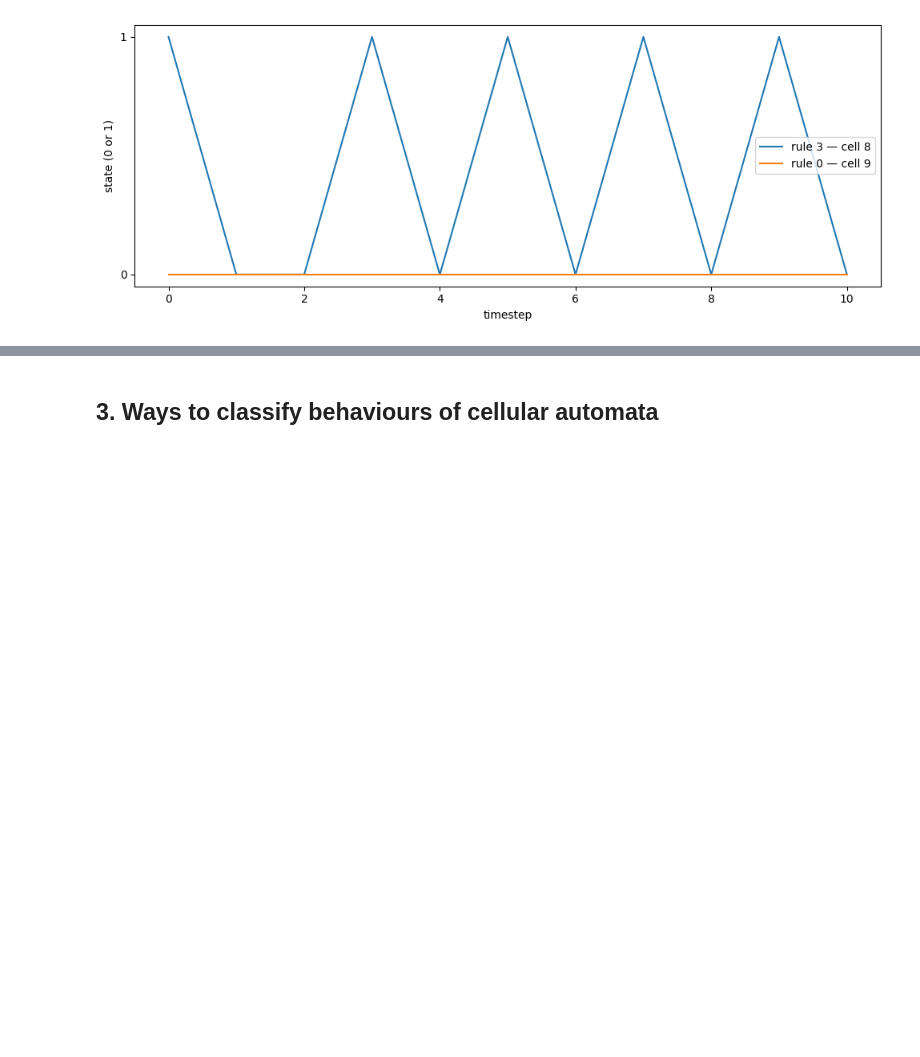
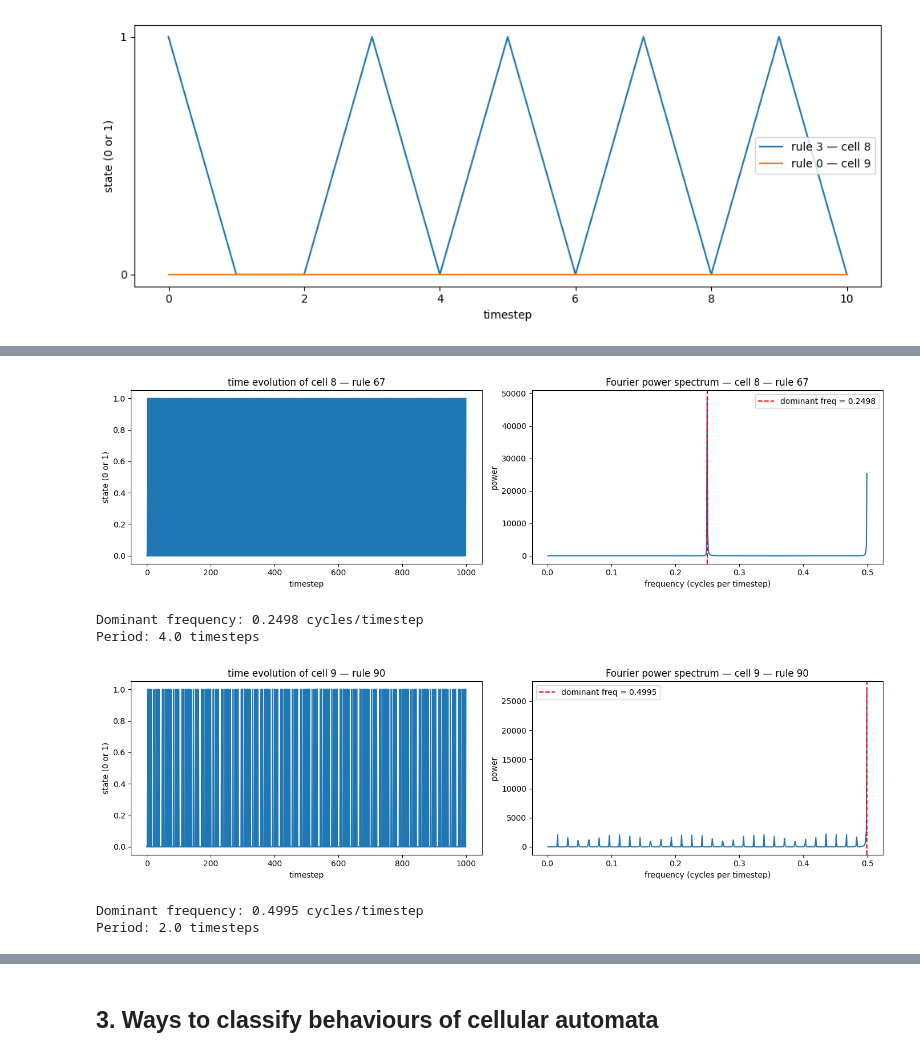
Before and after one commit to IgnacioMPineda/Cellular-automata-simulator---SP2026, a Jupyter notebook: Notebook_2.ipynb, the cells around one changed output, grey strips where cells are left out. Saved outputs shown, nothing was run; the diff lists cells and outputs as text; code cells hidden in the pictures; blank space fills up the shorter version.

Commit message:
Add Fourier analysis function of one and multiple cells

```diff
--- a/Notebook_2.ipynb
+++ b/Notebook_2.ipynb
@@ -290,0 +302,54 @@ plot_multiple_cells(cell_4, cell_5)
+# %%
+def fourier_cell(rule_number, L, initial_conditions, timesteps, cell_index):
+    # run the CA
+    grid = dynamics(rule_number, L, initial_conditions, timesteps)
+
+    # extract the time series for one cell
+    # grid is upside down so we reverse it to get time going forward
+    time_series = grid[::-1, cell_index]   # shape (timesteps+1,)
+
+    # fourier transform - Directly integrated in numpy
+    fft    = np.fft.fft(time_series)
+    power  = np.abs(fft)**2                # power spectrum
+    freqs  = np.fft.fftfreq(len(time_series))  # frequencies
+
+    # only plot positive frequencies, negative frequencies are mirrors of the positive and
+    # contain no additional information
+    pos    = freqs > 0
+
+    fig, axes = plt.subplots(1, 2, figsize=(14, 4))
+
+    # left — original time series
+    axes[0].plot(time_series)
+    axes[0].set_title(f"time evolution of cell {cell_index} — rule {rule_number}")
+    axes[0].set_xlabel("timestep")
+    axes[0].set_ylabel("state (0 or 1)")
+
+    # right — power spectrum
+    axes[1].plot(freqs[pos], power[pos])
+    axes[1].set_title(f"Fourier power spectrum — cell {cell_index} — rule {rule_number}")
+    axes[1].set_xlabel("frequency (cycles per timestep)")
+    axes[1].set_ylabel("power")
+
+    # mark the dominant frequency
+    dominant_freq = freqs[pos][np.argmax(power[pos])] #This is just the tallest spike
+    axes[1].axvline(dominant_freq, color='red', linestyle='--',
+                    label=f"dominant freq = {dominant_freq:.4f}")
+    axes[1].legend()
+
+    plt.tight_layout()
+    plt.show()
+
+    print(f"Dominant frequency: {dominant_freq:.4f} cycles/timestep")
+    print(f"Period: {1/dominant_freq:.1f} timesteps")
+
+# run it
+fourier_cell(67, 10, [1,7], 1000, cell_index=8)
+fourier_cell(90, 10, [1,7], 1000, cell_index = 9)
+# %% [output]
+[figure, added]
+Dominant frequency: 0.2498 cycles/timestep
+Period: 4.0 timesteps
+[figure, added]
+Dominant frequency: 0.4995 cycles/timestep
+Period: 2.0 timesteps
```
Also changed, not shown: parts of 8 cells of this notebook.
